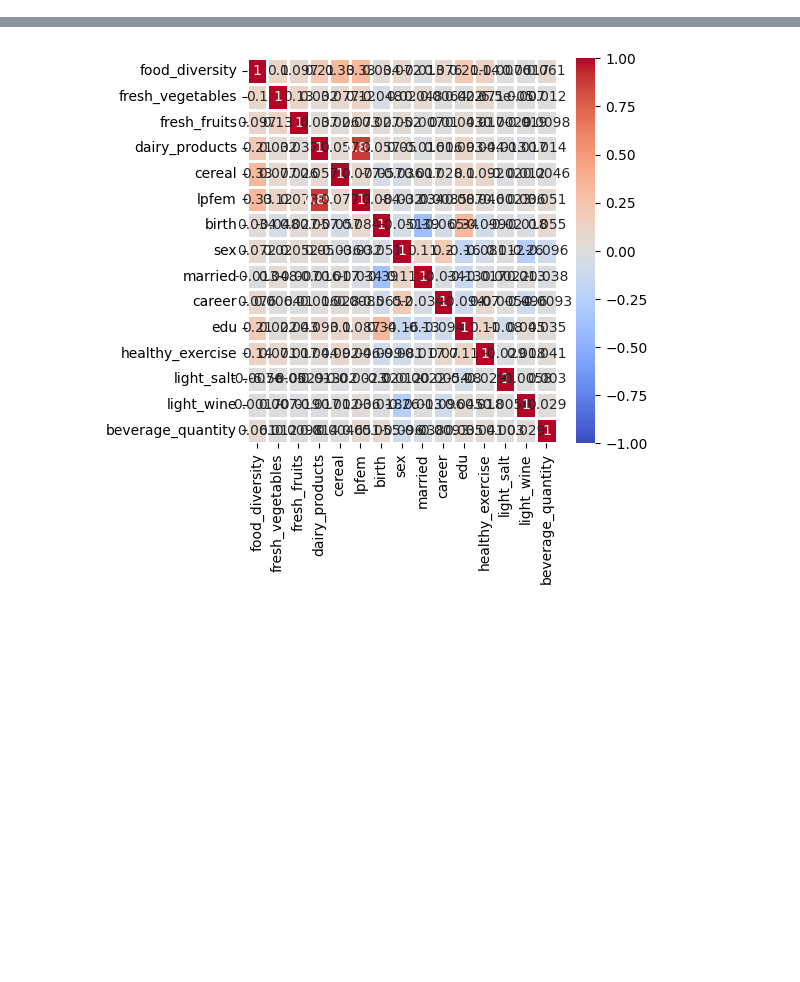
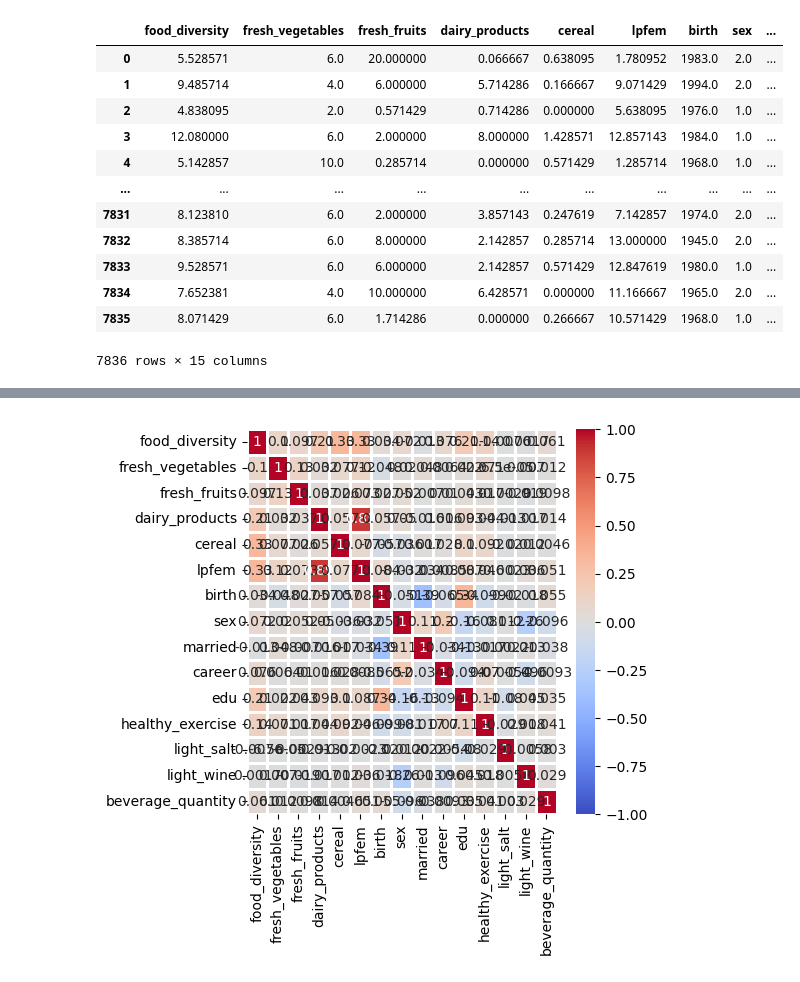
Before and after one commit to heatingma/SJTU-2023C, a Jupyter notebook: CCA.ipynb, the cells around one changed output, grey strips where cells are left out. Saved outputs shown, nothing was run; the diff lists cells and outputs as text; code cells hidden in the pictures; blank space fills up the shorter version.

```diff
--- a/CCA.ipynb
+++ b/CCA.ipynb
@@ -17,0 +27,3 @@ Y_sc = scaler.fit_transform(Y)
+# %%
+df = pd.read_csv("docs/processed_data.csv")
+df = df.fillna(0)
@@ -17,0 +95,16 @@ Y_sc = scaler.fit_transform(Y)
+# %%
+data
+# %% [output]
+|  | food_diversity | fresh_vegetables | fresh_fruits | dairy_products | cereal | lpfem | birth | sex | ... |
+| 0 | 5.528571 | 6.0 | 20.000000 | 0.066667 | 0.638095 | 1.780952 | 1983.0 | 2.0 | ... |
+| 1 | 9.485714 | 4.0 | 6.000000 | 5.714286 | 0.166667 | 9.071429 | 1994.0 | 2.0 | ... |
+| 2 | 4.838095 | 2.0 | 0.571429 | 0.714286 | 0.000000 | 5.638095 | 1976.0 | 1.0 | ... |
+| 3 | 12.080000 | 6.0 | 2.000000 | 8.000000 | 1.428571 | 12.857143 | 1984.0 | 1.0 | ... |
+| 4 | 5.142857 | 10.0 | 0.285714 | 0.000000 | 0.571429 | 1.285714 | 1968.0 | 1.0 | ... |
+| ... | ... | ... | ... | ... | ... | ... | ... | ... | ... |
+| 7831 | 8.123810 | 6.0 | 2.000000 | 3.857143 | 0.247619 | 7.142857 | 1974.0 | 2.0 | ... |
+| 7832 | 8.385714 | 6.0 | 8.000000 | 2.142857 | 0.285714 | 13.000000 | 1945.0 | 2.0 | ... |
+| 7833 | 9.528571 | 6.0 | 6.000000 | 2.142857 | 0.571429 | 12.847619 | 1980.0 | 1.0 | ... |
+| 7834 | 7.652381 | 4.0 | 10.000000 | 6.428571 | 0.000000 | 11.166667 | 1965.0 | 2.0 | ... |
+| 7835 | 8.071429 | 6.0 | 1.714286 | 0.000000 | 0.266667 | 10.571429 | 1968.0 | 1.0 | ... |
+7836 rows × 15 columns
```
Also changed, not shown: parts of 19 cells of this notebook, 36 other files.
